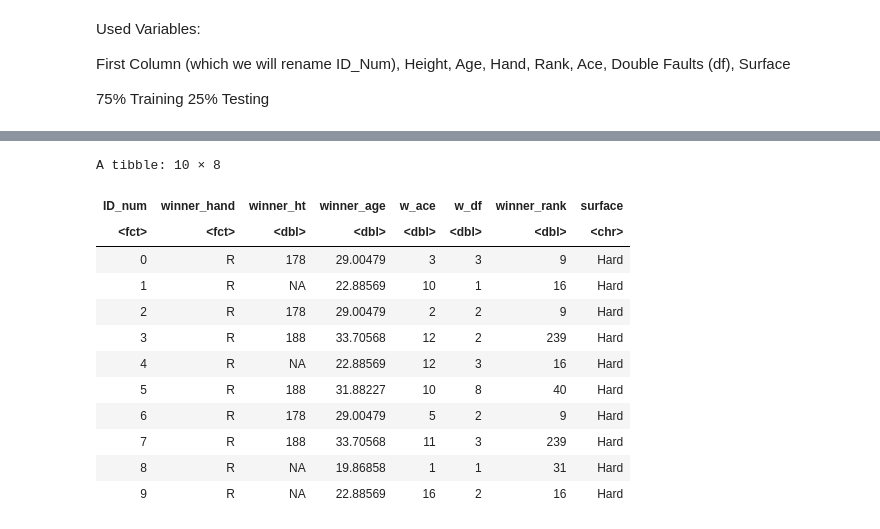
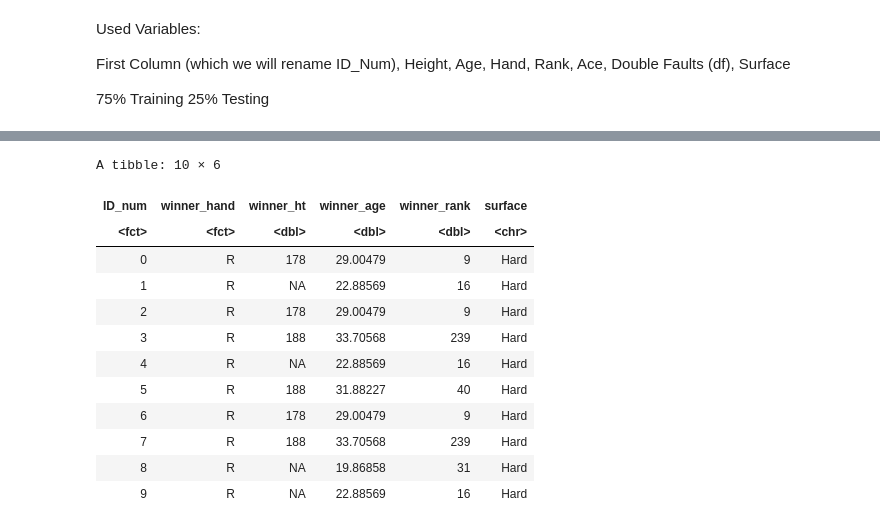
Before and after one commit to KatieSwan/DSCI100_GroupProject, a Jupyter notebook: Project_Proposal.ipynb, the cells around one changed output, grey strips where cells are left out. Saved outputs shown, nothing was run; the diff lists cells and outputs as text; code cells hidden in the pictures.

```diff
--- a/Project_Proposal.ipynb
+++ b/Project_Proposal.ipynb
@@ -80,26 +85,26 @@ A tibble: 13732 × 50
 # %%
 tennis_named <- tennis|>
-    rename("ID_num" = 1 )
+                rename("ID_num" = 1)
 tennis_smaller <- tennis_named|>
-    select(ID_num,winner_hand,winner_ht,winner_age,w_ace, w_df,
-                         winner_rank,surface)|>
-    mutate(ID_num = as_factor(ID_num), winner_hand = as_factor(winner_hand))
-tennis_smaller|>
-    slice(1:10)
+                    select(ID_num,winner_hand,winner_ht,winner_age, winner_rank,surface)|>
+                    mutate(ID_num = as_factor(ID_num), winner_hand = as_factor(winner_hand))
+# tennis_smaller|>
+#     slice(1:10)
+head(tennis_smaller, 10)
 # %% [output]
-A tibble: 10 × 8
+A tibble: 10 × 6
-| ID_num | winner_hand | winner_ht | winner_age | w_ace | w_df | winner_rank | surface |
-| <fct> | <fct> | <dbl> | <dbl> | <dbl> | <dbl> | <dbl> | <chr> |
-| 0 | R | 178 | 29.00479 | 3 | 3 | 9 | Hard |
-| 1 | R | NA | 22.88569 | 10 | 1 | 16 | Hard |
-| 2 | R | 178 | 29.00479 | 2 | 2 | 9 | Hard |
-| 3 | R | 188 | 33.70568 | 12 | 2 | 239 | Hard |
-| 4 | R | NA | 22.88569 | 12 | 3 | 16 | Hard |
-| 5 | R | 188 | 31.88227 | 10 | 8 | 40 | Hard |
-| 6 | R | 178 | 29.00479 | 5 | 2 | 9 | Hard |
-| 7 | R | 188 | 33.70568 | 11 | 3 | 239 | Hard |
-| 8 | R | NA | 19.86858 | 1 | 1 | 31 | Hard |
-| 9 | R | NA | 22.88569 | 16 | 2 | 16 | Hard |
+| ID_num | winner_hand | winner_ht | winner_age | winner_rank | surface |
+| <fct> | <fct> | <dbl> | <dbl> | <dbl> | <chr> |
+| 0 | R | 178 | 29.00479 | 9 | Hard |
+| 1 | R | NA | 22.88569 | 16 | Hard |
+| 2 | R | 178 | 29.00479 | 9 | Hard |
+| 3 | R | 188 | 33.70568 | 239 | Hard |
+| 4 | R | NA | 22.88569 | 16 | Hard |
+| 5 | R | 188 | 31.88227 | 40 | Hard |
+| 6 | R | 178 | 29.00479 | 9 | Hard |
+| 7 | R | 188 | 33.70568 | 239 | Hard |
+| 8 | R | NA | 19.86858 | 31 | Hard |
+| 9 | R | NA | 22.88569 | 16 | Hard |
 # %%
 tennis_mean <- tennis_smaller|>
     group_by(winner_rank, surface, winner_hand)|>
```
Also changed, not shown: parts of 6 cells of this notebook.
